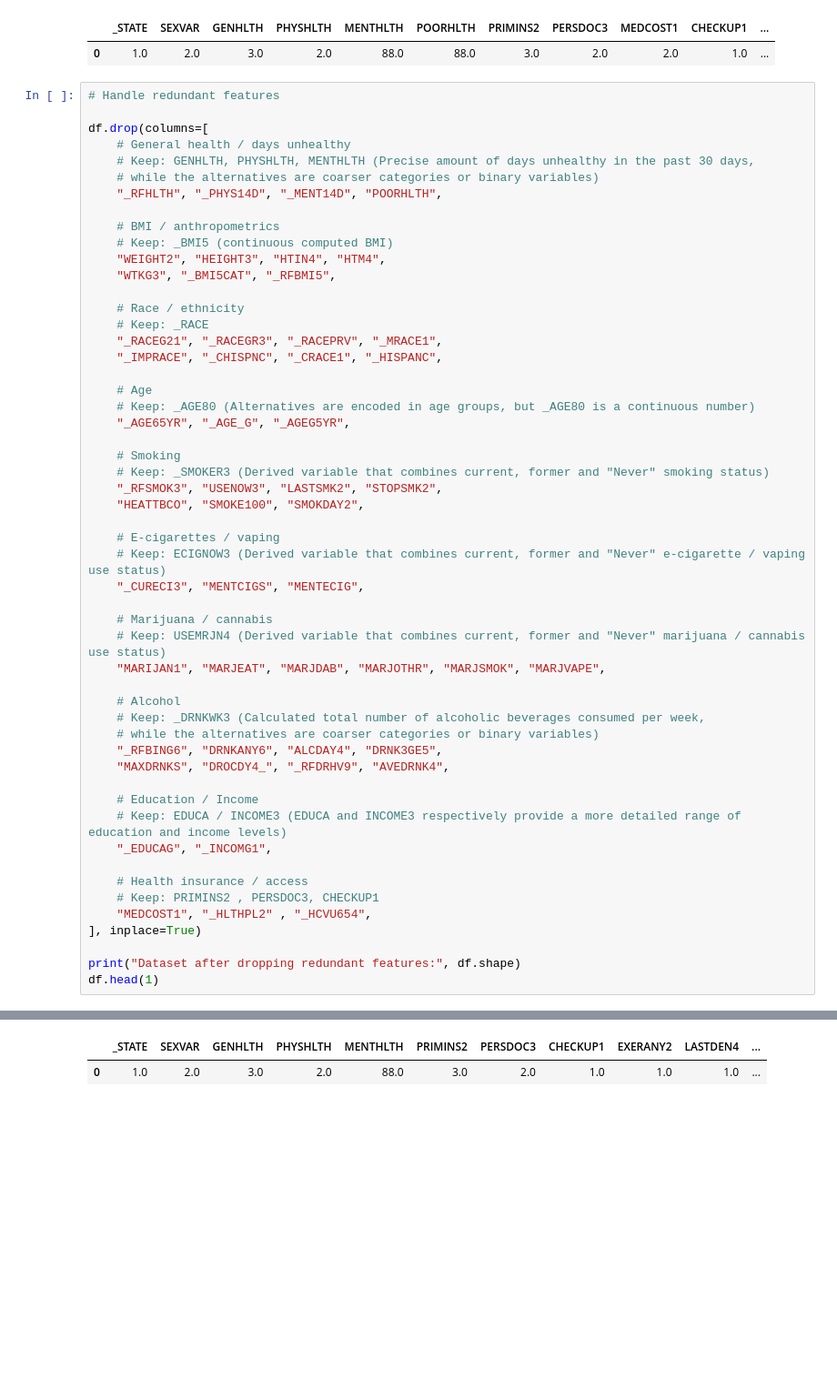
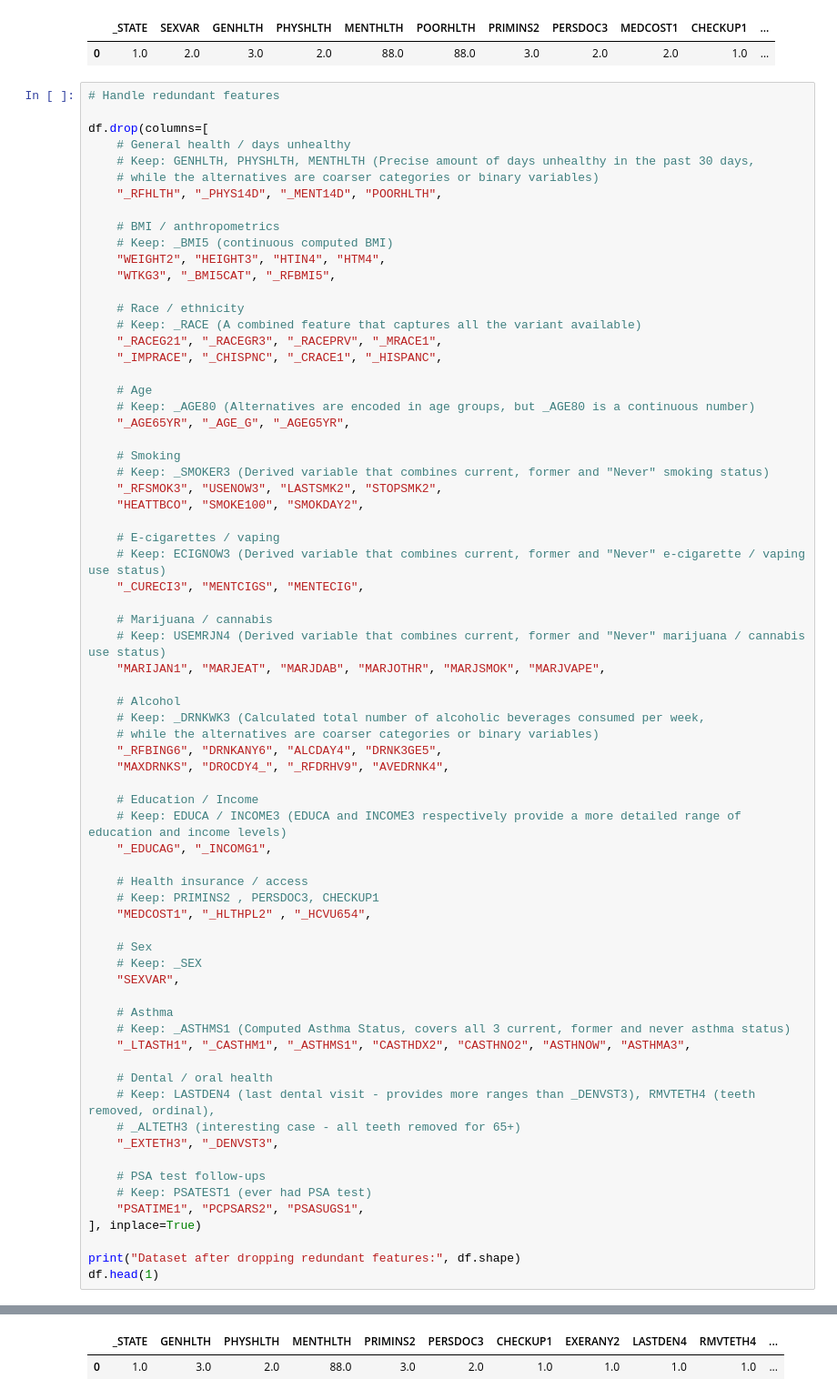
Before and after one commit to AntonIshchyk/Lifestyle-and-Clinical-Factors-in-Stroke-Risk-Prediction, a Jupyter notebook: main.ipynb, the cells around one changed output, grey strips where cells are left out. Shown at 91% size. Saved outputs shown, nothing was run; the diff lists cells and outputs as text; blank space fills up the shorter version.

```diff
--- a/main.ipynb
+++ b/main.ipynb
@@ -73,7 +73,7 @@ df.drop(columns=[
     "WTKG3", "_BMI5CAT", "_RFBMI5",
 
     # Race / ethnicity
-    # Keep: _RACE
+    # Keep: _RACE (A combined feature that captures all the variant available)
     "_RACEG21", "_RACEGR3", "_RACEPRV", "_MRACE1",
     "_IMPRACE", "_CHISPNC", "_CRACE1", "_HISPANC",
 
@@ -107,6 +107,23 @@ df.drop(columns=[
     # Health insurance / access
     # Keep: PRIMINS2 , PERSDOC3, CHECKUP1
     "MEDCOST1", "_HLTHPL2" , "_HCVU654",
+
+    # Sex
+    # Keep: _SEX
+    "SEXVAR",
+
+    # Asthma
+    # Keep: _ASTHMS1 (Computed Asthma Status, covers all 3 current, former and never asthma status)
+    "_LTASTH1", "_CASTHM1", "_ASTHMS1", "CASTHDX2", "CASTHNO2", "ASTHNOW", "ASTHMA3",
+
+    # Dental / oral health
+    # Keep: LASTDEN4 (last dental visit - provides more ranges than _DENVST3), RMVTETH4 (teeth removed, ordinal),
+    # _ALTETH3 (interesting case - all teeth removed for 65+)
+    "_EXTETH3", "_DENVST3",
+
+    # PSA test follow-ups
+    # Keep: PSATEST1 (ever had PSA test)
+    "PSATIME1", "PCPSARS2", "PSASUGS1",
 ], inplace=True)
 
 print("Dataset after dropping redundant features:", df.shape)
@@ -116,2 +133,2 @@ Dataset after dropping redundant features: (456218, 181)
-|  | _STATE | SEXVAR | GENHLTH | PHYSHLTH | MENTHLTH | PRIMINS2 | PERSDOC3 | CHECKUP1 | EXERANY2 | LASTDEN4 | ... |
-| 0 | 1.0 | 2.0 | 3.0 | 2.0 | 88.0 | 3.0 | 2.0 | 1.0 | 1.0 | 1.0 | ... |
+|  | _STATE | GENHLTH | PHYSHLTH | MENTHLTH | PRIMINS2 | PERSDOC3 | CHECKUP1 | EXERANY2 | LASTDEN4 | RMVTETH4 | ... |
+| 0 | 1.0 | 3.0 | 2.0 | 88.0 | 3.0 | 2.0 | 1.0 | 1.0 | 1.0 | 1.0 | ... |
```
Also changed, not shown: parts of 1 cell of this notebook.
